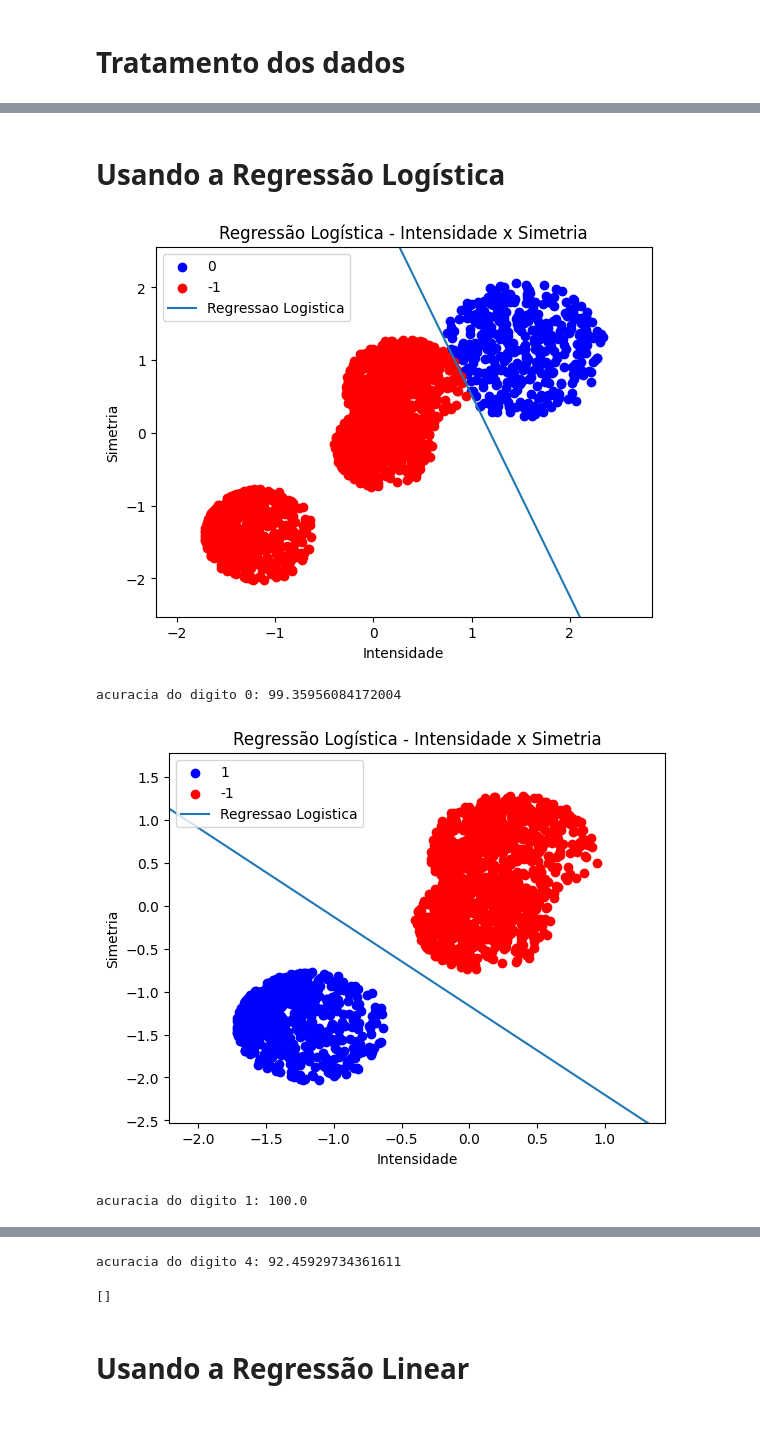
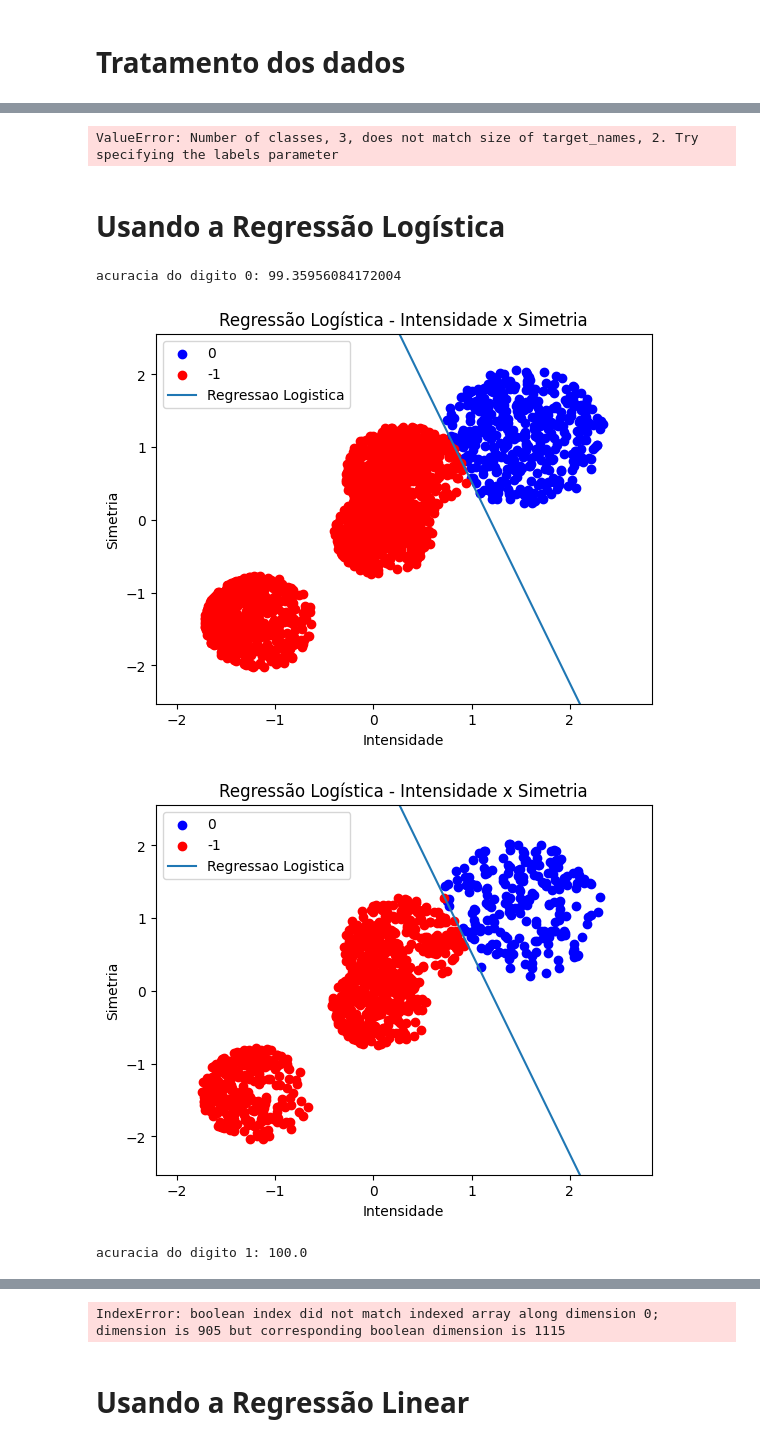
Before and after one commit to HodricVieira/Reconhecimento-de-digitos-ML-2023.2, a Jupyter notebook: 1_vs_all.ipynb, the cells around one changed output, grey strips where cells are left out. Drawn from its saved outputs; the diff is of its cells as text; code cells hidden in the pictures.

Commit message:
mais bugs no rlog

```diff
--- a/1_vs_all.ipynb
+++ b/1_vs_all.ipynb
@@ -37,0 +40,3 @@ X_teste = np.c_[np.ones(len(X_teste)), X_teste]
+# %%
+y_binario = np.where(Y == [0], 1, 0)
+y_binario
@@ -37,0 +45,5 @@ X_teste = np.c_[np.ones(len(X_teste)), X_teste]
+# %%
+modelo_reg_log = md.RegressaoLogistica(X,y_binario)
+modelo_reg_log.fit()
+y_pred_treino = modelo_reg_log.atribuicao_de_classes(modelo_reg_log.get_w(),X)
+y_pred_treino
@@ -38,39 +76,57 @@ X_teste = np.c_[np.ones(len(X_teste)), X_teste]
+# %%
+print(classification_report(y_binario, y_pred_treino2, target_names=[f'0', '-1']))
+# %% [output]
+ValueError: Number of classes, 3, does not match size of target_names, 2. Try specifying the labels parameter
 # %% [markdown]
 # Usando a Regressão Logística
 # %%
-def classificador_de_todos_os_digitos_treinamento_Rlog(X_treino,Y_treino, lista_digitos):
+def classificador_de_todos_os_digitos_treinamento_Rlog(X_treino,Y_treino, X_teste, Y_teste, lista_digitos):
     X = X_treino.copy()
     y = Y_treino.copy()
+    x_teste = X_teste.copy()
+    y_teste = Y_teste.copy()
     w_list = []
 
     for digito in lista_digitos:
         y_binario = np.where(y == digito, 1, 0)
+        y_binario_teste = np.where(y == digito, 1, 0)
         modelo_reg_log = md.RegressaoLogistica(X,y_binario)
         modelo_reg_log.fit()
 
         y_pred_treino = modelo_reg_log.atribuicao_de_classes(modelo_reg_log.get_w(),X)
+        y_pred_teste = modelo_reg_log.atribuicao_de_classes(modelo_reg_log.get_w(),X_teste)
 
         # calculando a acuracia
         acuracia = modelo_reg_log.calculate_accuracy(y_pred_treino, y_binario)
+        print(f"acuracia do digito {digito}: {acuracia}")
 
         # plotando o gráfico
         modelo_reg_log.plot_grafico(X, y_pred_treino, digito, -1)
+
+        # para o teste
+
+        # bug nessa acuracia tbm
+        #acuracia = modelo_reg_log.calculate_accuracy(y_pred_teste, y_binario_teste)
+        #print(f"acuracia do digito {digito}: {acuracia}")
+        modelo_reg_log.plot_grafico(x_teste, y_pred_teste, digito, -1)
 
 
         # obtenha o indice dos valores de y_pred_treino que são 1 e retirando os elementos correspondentes em X e Y
         indices = np.where(y_pred_treino == 1)[0]
         X = np.delete(X, indices, axis=0)
         y = np.delete(y, indices, axis=0)
+        indices_teste = np.where(y_pred_teste == 1)[0]
+        x_teste = np.delete(x_teste, indices_teste, axis=0)
+        y_teste = np.delete(y_teste, indices_teste, axis=0)
 
-        print(f"acuracia do digito {digito}: {acuracia}")
 
     return w_list
 # %%
 digitos = [0,1,4]
-w_treino_list = classificador_de_todos_os_digitos_treinamento_Rlog(X, Y, digitos)
+w_treino_list = classificador_de_todos_os_digitos_treinamento_Rlog(X, Y, X_teste, y_teste, digitos)
 w_treino_list
 # %% [output]
+acuracia do digito 0: 99.35956084172004
 [figure]
-acuracia do digito 0: 99.35956084172004
-[figure, old version]
+[figure, new version]
 acuracia do digito 1: 100.0
@@ -78,5 +134,4 @@ acuracia do digito 1: 100.0
-acuracia do digito 4: 92.45929734361611
+IndexError: boolean index did not match indexed array along dimension 0; dimension is 905 but corresponding boolean dimension is 1115
-[]
 # %% [markdown]
 # Usando a Regressão Linear
 # %% [markdown]
```
Also changed, not shown: parts of 8 cells of this notebook, 1 other file.
